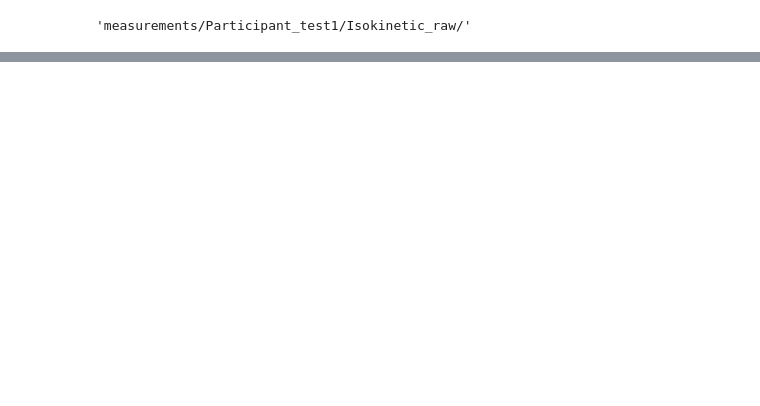
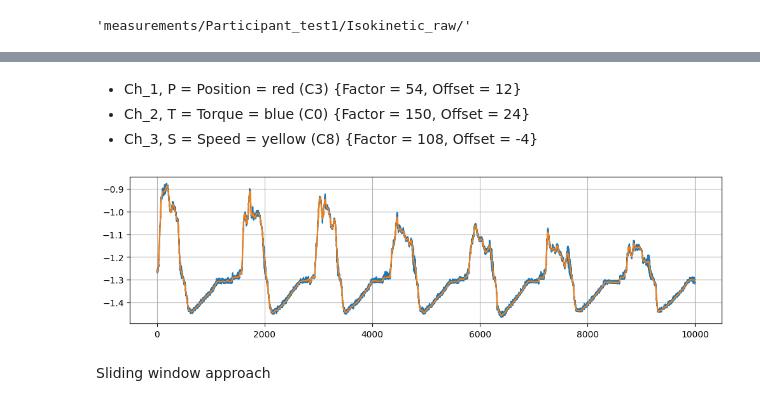
Before and after one commit to EITLabworks/Data-Driven-Force-Estimation-of-the-Thigh-Muscles-using-Electrical-Impedance-Measurements, a Jupyter notebook: postprocessing.ipynb, the cells around one changed output, grey strips where cells are left out. Saved outputs shown, nothing was run; the diff lists cells and outputs as text; code cells hidden in the pictures; blank space fills up the shorter version.

```diff
--- a/postprocessing.ipynb
+++ b/postprocessing.ipynb
@@ -211,0 +139,13 @@ plt.show()
+# %% [markdown]
+- Ch_1, P = Position = red (C3) {Factor = 54, Offset = 12}
+- Ch_2, T = Torque = blue (C0) {Factor = 150, Offset = 24}
+- Ch_3, S = Speed = yellow (C8) {Factor = 108, Offset = -4}
+# %%
+plt.figure(figsize=(12, 3))
+plt.plot((isoforce_py.all_torque[40_000:50_000]))
+plt.plot((isoforce_py.all_torque_LP[40_000:50_000]))
+plt.grid()
+# %% [output]
+[figure, added]
+# %% [markdown]
+Sliding window approach
```
Also changed, not shown: parts of 6 cells of this notebook, 1 other file.
